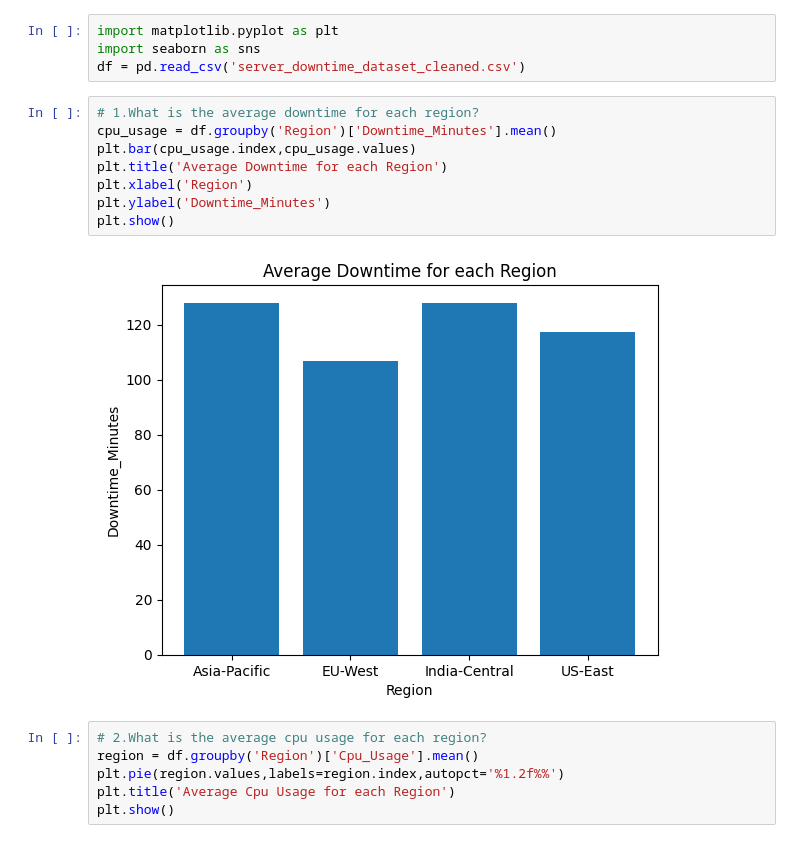
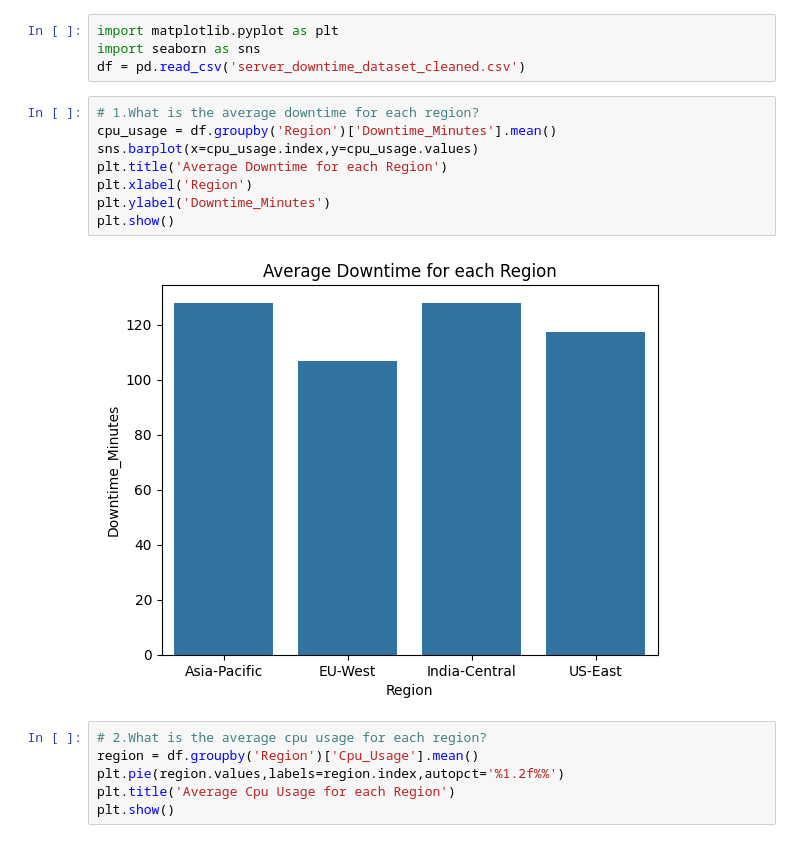
Before and after one commit to vishaldede/Server-Downtime-Duration-Prediction, a Jupyter notebook: Server Downtime Duration Prediction.ipynb, the cells around one changed output. Saved outputs shown, nothing was run; the diff lists cells and outputs as text.

```diff
--- a/Server Downtime Duration Prediction.ipynb
+++ b/Server Downtime Duration Prediction.ipynb
@@ -352,13 +352,13 @@ df = pd.read_csv('server_downtime_dataset_cleaned.csv')
 # %%
 # 1.What is the average downtime for each region?
 cpu_usage = df.groupby('Region')['Downtime_Minutes'].mean()
-plt.bar(cpu_usage.index,cpu_usage.values)
+sns.barplot(x=cpu_usage.index,y=cpu_usage.values)
 plt.title('Average Downtime for each Region')
 plt.xlabel('Region')
 plt.ylabel('Downtime_Minutes')
 plt.show()
 # %% [output]
-[figure, old version]
+[figure, new version]
 # %%
 # 2.What is the average cpu usage for each region?
 region = df.groupby('Region')['Cpu_Usage'].mean()
```
Also changed, not shown: parts of 4 cells of this notebook.
